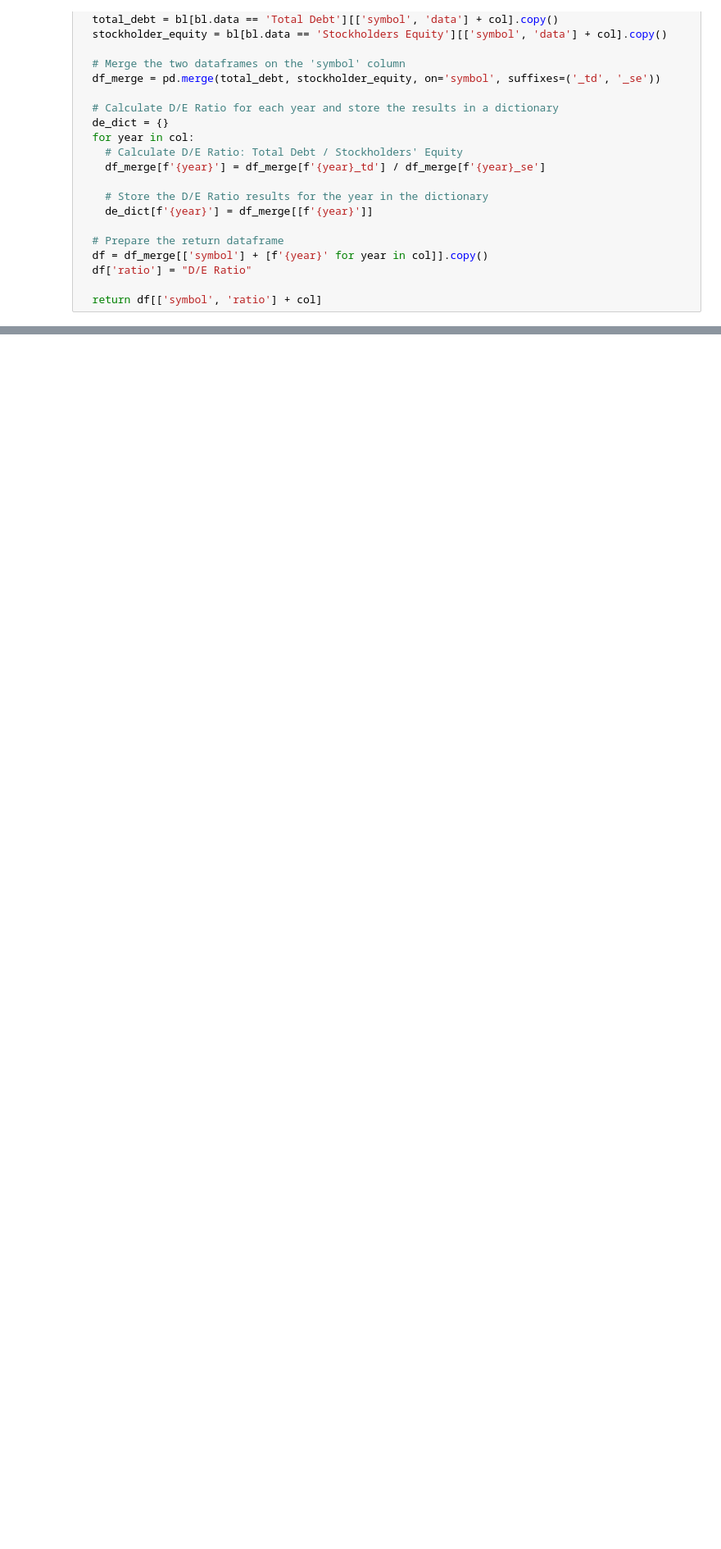
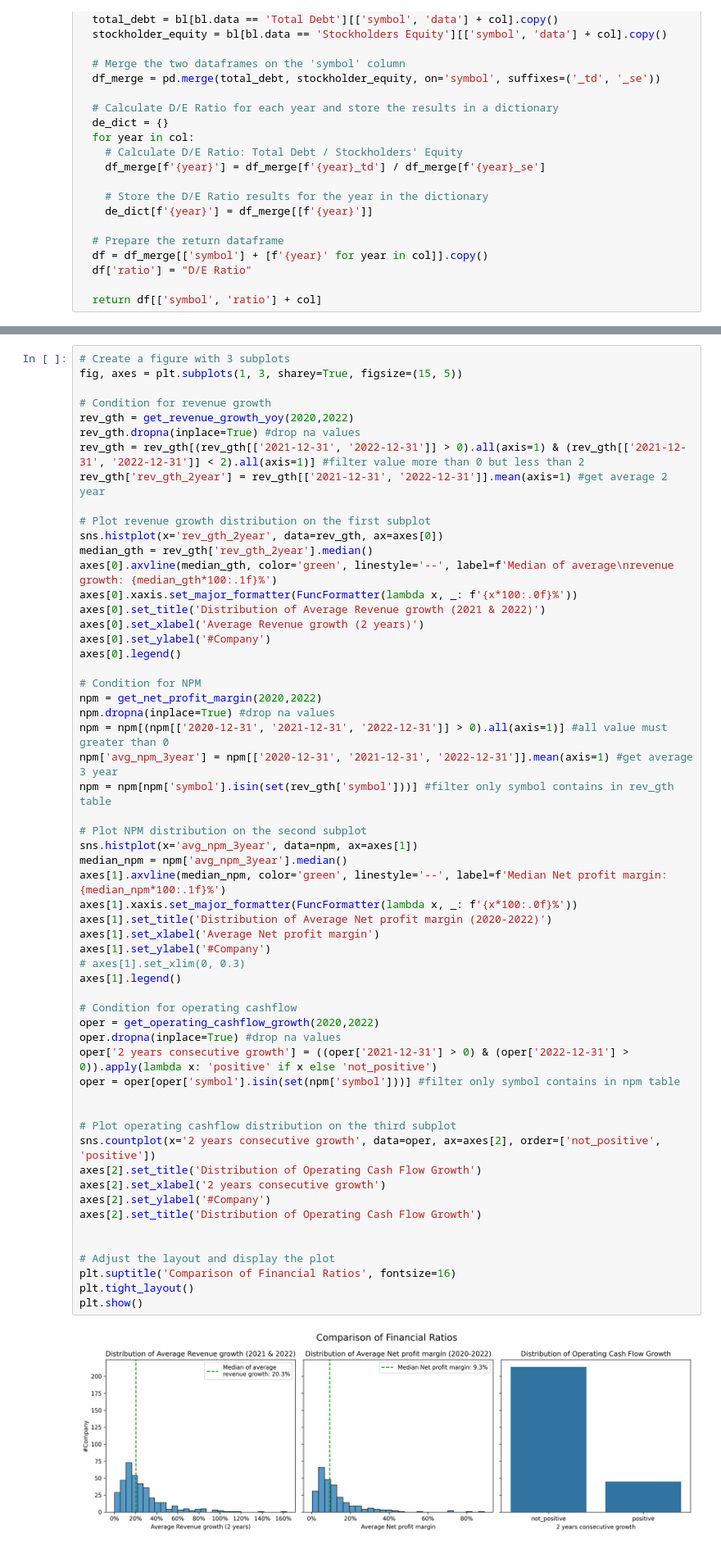
Before and after one commit to suparuek2405/Stock-screening-with-python, a Jupyter notebook: Group_assignment_Tacocat_set_yfinance.ipynb, the cells around one changed output, grey strips where cells are left out. Shown at 82% size. Drawn from its saved outputs; the diff is of its cells as text; blank space fills up the shorter version.

```diff
--- a/Group_assignment_Tacocat_set_yfinance.ipynb
+++ b/Group_assignment_Tacocat_set_yfinance.ipynb
@@ -780,3 +724,62 @@ oper
+# %%
+# Create a figure with 3 subplots
+fig, axes = plt.subplots(1, 3, sharey=True, figsize=(15, 5))
+
+# Condition for revenue growth
+rev_gth = get_revenue_growth_yoy(2020,2022)
+rev_gth.dropna(inplace=True) #drop na values
+rev_gth = rev_gth[(rev_gth[['2021-12-31', '2022-12-31']] > 0).all(axis=1) & (rev_gth[['2021-12-31', '2022-12-31']] < 2).all(axis=1)] #filter value more than 0 but less than 2
+rev_gth['rev_gth_2year'] = rev_gth[['2021-12-31', '2022-12-31']].mean(axis=1) #get average 2 year
+
+# Plot revenue growth distribution on the first subplot
+sns.histplot(x='rev_gth_2year', data=rev_gth, ax=axes[0])
+median_gth = rev_gth['rev_gth_2year'].median()
+axes[0].axvline(median_gth, color='green', linestyle='--', label=f'Median of average\nrevenue growth: {median_gth*100:.1f}%')
+axes[0].xaxis.set_major_formatter(FuncFormatter(lambda x, _: f'{x*100:.0f}%'))
+axes[0].set_title('Distribution of Average Revenue growth (2021 & 2022)')
+axes[0].set_xlabel('Average Revenue growth (2 years)')
+axes[0].set_ylabel('#Company')
+axes[0].legend()
+
+# Condition for NPM
+npm = get_net_profit_margin(2020,2022)
+npm.dropna(inplace=True) #drop na values
+npm = npm[(npm[['2020-12-31', '2021-12-31', '2022-12-31']] > 0).all(axis=1)] #all value must greater than 0
+npm['avg_npm_3year'] = npm[['2020-12-31', '2021-12-31', '2022-12-31']].mean(axis=1) #get average 3 year
+npm = npm[npm['symbol'].isin(set(rev_gth['symbol']))] #filter only symbol contains in rev_gth table
+
+# Plot NPM distribution on the second subplot
+sns.histplot(x='avg_npm_3year', data=npm, ax=axes[1])
+median_npm = npm['avg_npm_3year'].median()
+axes[1].axvline(median_npm, color='green', linestyle='--', label=f'Median Net profit margin: {median_npm*100:.1f}%')
+axes[1].xaxis.set_major_formatter(FuncFormatter(lambda x, _: f'{x*100:.0f}%'))
+axes[1].set_title('Distribution of Average Net profit margin (2020-2022)')
+axes[1].set_xlabel('Average Net profit margin')
+axes[1].set_ylabel('#Company')
+# axes[1].set_xlim(0, 0.3)
+axes[1].legend()
+
+# Condition for operating cashflow
+oper = get_operating_cashflow_growth(2020,2022)
+oper.dropna(inplace=True) #drop na values
+oper['2 years consecutive growth'] = ((oper['2021-12-31'] > 0) & (oper['2022-12-31'] > 0)).apply(lambda x: 'positive' if x else 'not_positive')
+oper = oper[oper['symbol'].isin(set(npm['symbol']))] #filter only symbol contains in npm table
+
+
+# Plot operating cashflow distribution on the third subplot
+sns.countplot(x='2 years consecutive growth', data=oper, ax=axes[2], order=['not_positive', 'positive'])
+axes[2].set_title('Distribution of Operating Cash Flow Growth')
+axes[2].set_xlabel('2 years consecutive growth')
+axes[2].set_ylabel('#Company')
+axes[2].set_title('Distribution of Operating Cash Flow Growth')
+
+
+# Adjust the layout and display the plot
+plt.suptitle('Comparison of Financial Ratios', fontsize=16)
+plt.tight_layout()
+plt.show()
+# %% [output]
+[figure, added]
 # %%
 # prompt: create plot with 2x3 subplot
 
```
Also changed, not shown: parts of 17 cells of this notebook.
